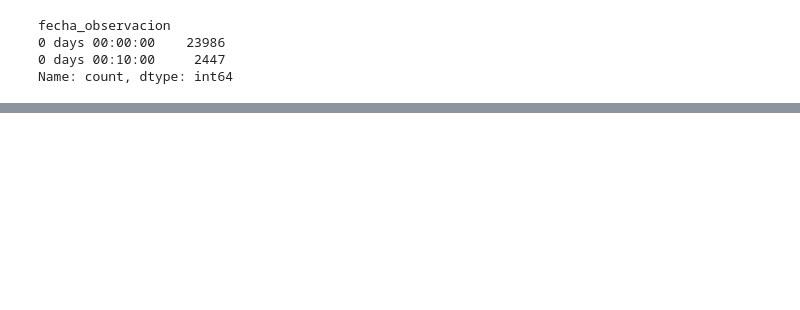
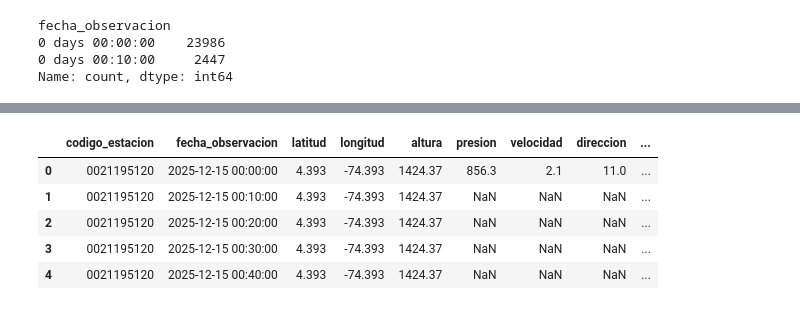
Before and after one commit to sagomeza1/pinns, a Jupyter notebook: cuadernos/preprocesamiento.ipynb, the cells around one changed output, grey strips where cells are left out. Saved outputs shown, nothing was run; the diff lists cells and outputs as text; code cells hidden in the pictures; blank space fills up the shorter version.

```diff
--- a/cuadernos/preprocesamiento.ipynb
+++ b/cuadernos/preprocesamiento.ipynb
@@ -320,3 +342,12 @@ wsdata_full = pd.merge(left=base_estacion_fechas, right=wsdata, on=["codigo_esta
+# %%
+wsdata_full.head()
+# %% [output]
+|  | codigo_estacion | fecha_observacion | latitud | longitud | altura | presion | velocidad | direccion | ... |
+| 0 | 0021195120 | 2025-12-15 00:00:00 | 4.393 | -74.393 | 1424.37 | 856.3 | 2.1 | 11.0 | ... |
+| 1 | 0021195120 | 2025-12-15 00:10:00 | 4.393 | -74.393 | 1424.37 | NaN | NaN | NaN | ... |
+| 2 | 0021195120 | 2025-12-15 00:20:00 | 4.393 | -74.393 | 1424.37 | NaN | NaN | NaN | ... |
+| 3 | 0021195120 | 2025-12-15 00:30:00 | 4.393 | -74.393 | 1424.37 | NaN | NaN | NaN | ... |
+| 4 | 0021195120 | 2025-12-15 00:40:00 | 4.393 | -74.393 | 1424.37 | NaN | NaN | NaN | ... |
 # %%
 wsdata_full = wsdata_full.sort_values(["codigo_estacion", "fecha_observacion"]).reset_index(drop=True)
 # %%
```
Also changed, not shown: parts of 5 cells of this notebook, 1 other file.
